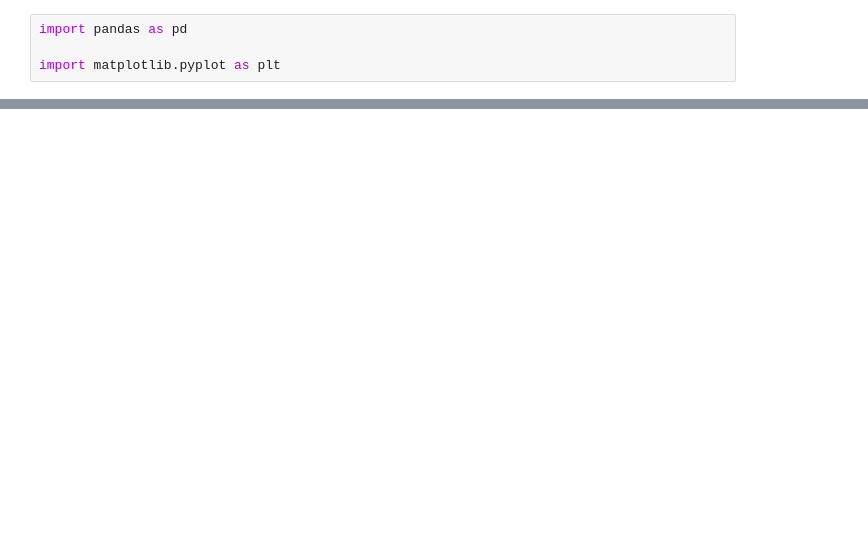
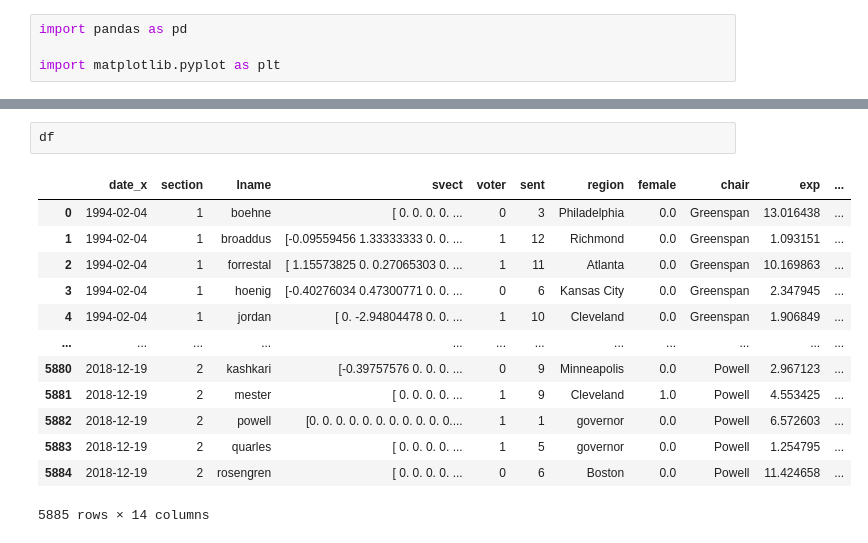
Before and after one commit to bendurham441/fed-nlp, a Jupyter notebook: regressions/descriptive_stats.ipynb, the cells around one changed output, grey strips where cells are left out. Saved outputs shown, nothing was run; the diff lists cells and outputs as text; blank space fills up the shorter version.

```diff
--- a/regressions/descriptive_stats.ipynb
+++ b/regressions/descriptive_stats.ipynb
@@ -45 +29,17 @@ nrdf
+# %%
+df
+# %% [output]
+|  | date_x | section | lname | svect | voter | sent | region | female | chair | exp | ... |
+| 0 | 1994-02-04 | 1 | boehne | [ 0. 0. 0. 0. ... | 0 | 3 | Philadelphia | 0.0 | Greenspan | 13.016438 | ... |
+| 1 | 1994-02-04 | 1 | broaddus | [-0.09559456 1.33333333 0. 0. ... | 1 | 12 | Richmond | 0.0 | Greenspan | 1.093151 | ... |
+| 2 | 1994-02-04 | 1 | forrestal | [ 1.15573825 0. 0.27065303 0. ... | 1 | 11 | Atlanta | 0.0 | Greenspan | 10.169863 | ... |
+| 3 | 1994-02-04 | 1 | hoenig | [-0.40276034 0.47300771 0. 0. ... | 0 | 6 | Kansas City | 0.0 | Greenspan | 2.347945 | ... |
+| 4 | 1994-02-04 | 1 | jordan | [ 0. -2.94804478 0. 0. ... | 1 | 10 | Cleveland | 0.0 | Greenspan | 1.906849 | ... |
+| ... | ... | ... | ... | ... | ... | ... | ... | ... | ... | ... | ... |
+| 5880 | 2018-12-19 | 2 | kashkari | [-0.39757576 0. 0. 0. ... | 0 | 9 | Minneapolis | 0.0 | Powell | 2.967123 | ... |
+| 5881 | 2018-12-19 | 2 | mester | [ 0. 0. 0. 0. ... | 1 | 9 | Cleveland | 1.0 | Powell | 4.553425 | ... |
+| 5882 | 2018-12-19 | 2 | powell | [0. 0. 0. 0. 0. 0. 0. 0. 0. 0. 0.... | 1 | 1 | governor | 0.0 | Powell | 6.572603 | ... |
+| 5883 | 2018-12-19 | 2 | quarles | [ 0. 0. 0. 0. ... | 1 | 5 | governor | 0.0 | Powell | 1.254795 | ... |
+| 5884 | 2018-12-19 | 2 | rosengren | [ 0. 0. 0. 0. ... | 0 | 6 | Boston | 0.0 | Powell | 11.424658 | ... |
+5885 rows × 14 columns
 # %%
```
Also changed, not shown: parts of 7 cells of this notebook, 2 other files.
